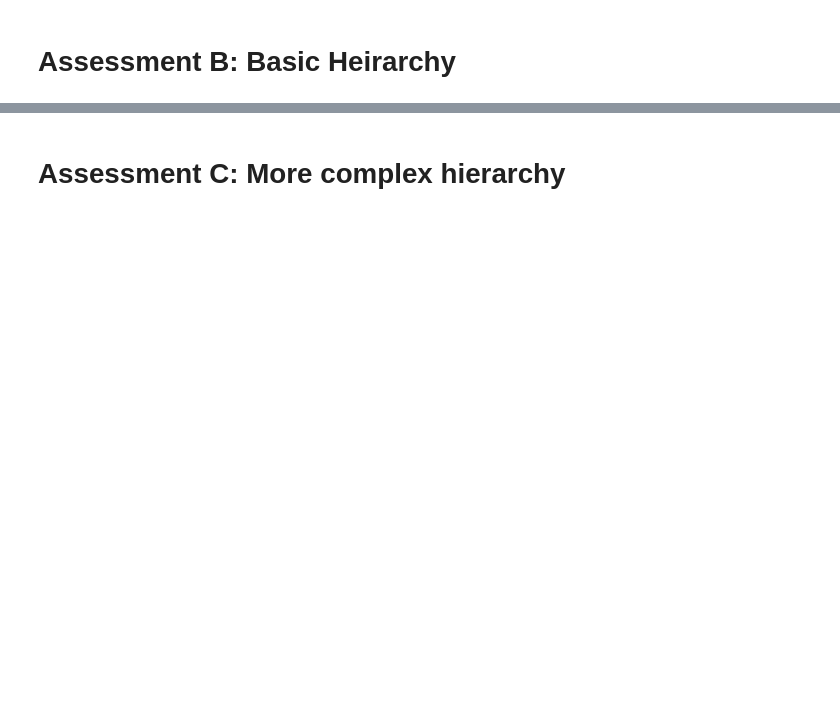
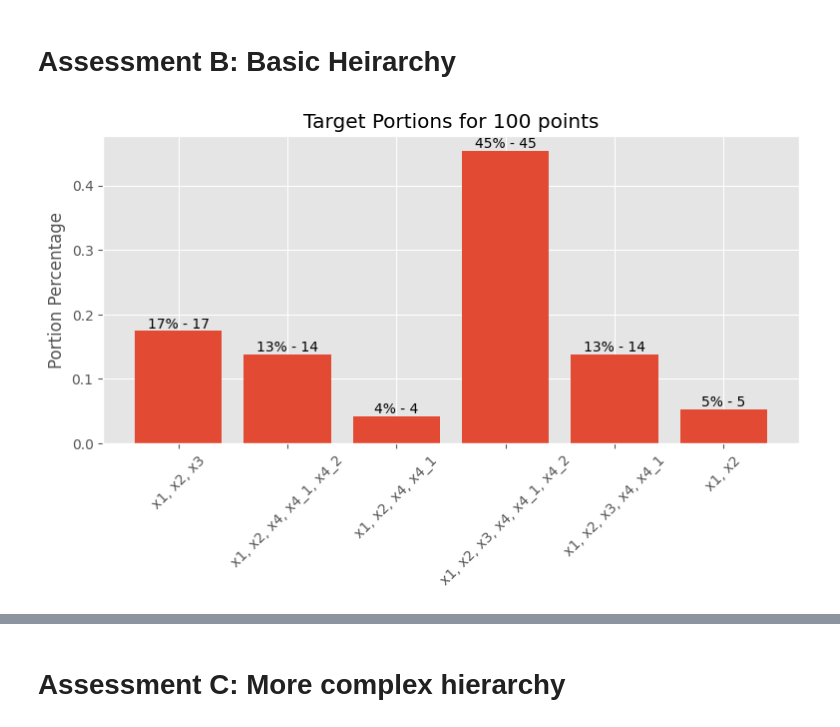
Before and after one commit to neil-r/raxpy, a Jupyter notebook: examples/Study_Experiment_Design_Generation.ipynb, the cells around one changed output, grey strips where cells are left out. Saved outputs shown, nothing was run; the diff lists cells and outputs as text; code cells hidden in the pictures; blank space fills up the shorter version.

```diff
--- a/examples/Study_Experiment_Design_Generation.ipynb
+++ b/examples/Study_Experiment_Design_Generation.ipynb
@@ -176,24 +445,38 @@ plot_sub_space_assessments(strategies, ["x1","x3"], assess.METRIC_DISCREPANCY)
 # Assessment B: Basic Heirarchy
 # %%
 strategies_bh = [
-    (lhs_doe.generate_design, "LHD-by-TreeTraversal",[]),
-    #(random_doe.generate_design, "Random",[]),
-    #(lhs_doe.generate_seperate_designs_by_full_subspace, "LHD-by-SubSpace",[]),
-    (lhs_doe.generate_design_with_projection, "LHD-Projection", []),
+    DesignStrategyResults(lhs_doe.generate_design, "LHD-by-TreeTraversal",[]),
+    DesignStrategyResults(lhs_doe.generate_design_merge_simple, "LHD-by-TreeTraversal(Simple)",[]),
+    #DesignStrategyResults(random_doe.generate_design, "Random",[]),
+
+    DesignStrategyResults(random_doe.generate_seperate_designs_by_full_subspace, "Random-by-SubSpace",[]),
+    DesignStrategyResults(lhs_doe.generate_seperate_designs_by_full_subspace, "LHD-by-SubSpace",[]),
+    DesignStrategyResults(lhs_doe.generate_design_with_projection, "LHD-Projection", []),
 ]
 
 space_bh = s.InputSpace(
     dimensions=[
         d.Float(id="x1", lb=0.0, ub=1.0, nullable=False),
         d.Float(id="x2", lb=0.0, ub=1.0, nullable=False),
         d.Float(id="x3", lb=0.0, ub=1.0, nullable=True),
         d.Composite(id="x4", nullable=True, children=[
             d.Float(id="x4_1", lb=0.0, ub=1.0, nullable=False),
             d.Float(id="x4_2", lb=0.0, ub=1.0, nullable=True),
         ])
     ]
 )
 
 c.assign_null_portions(s.create_level_iterable(space_bh.children))
 number_of_points = 100
 plot_fullsubspace_target_portions(space_bh,number_of_points)
+
+target_full_sub_space_portions_bh={
+    ("x1","x2","x3"):17,
+    ("x1","x2","x4","x4_1","x4_2"):14,
+    ("x1","x2","x4","x4_1"):5,
+    ("x1","x2","x3","x4","x4_1","x4_2"):45,
+    ("x1","x2","x3","x4","x4_1"):14,
+    ("x1","x2"):5
+}
+# %% [output]
+[figure, added]
```
Also changed, not shown: parts of 26 cells of this notebook, 9 other files.
